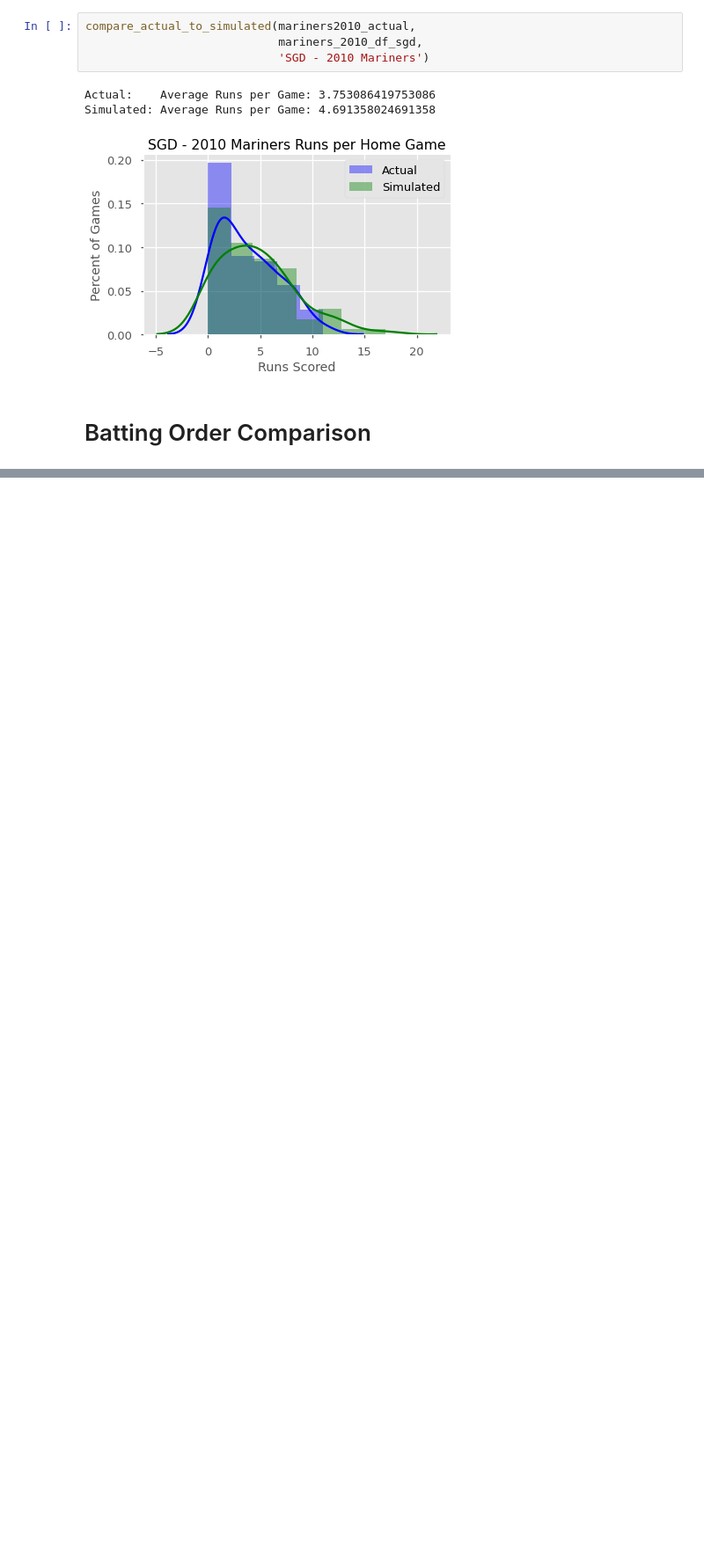
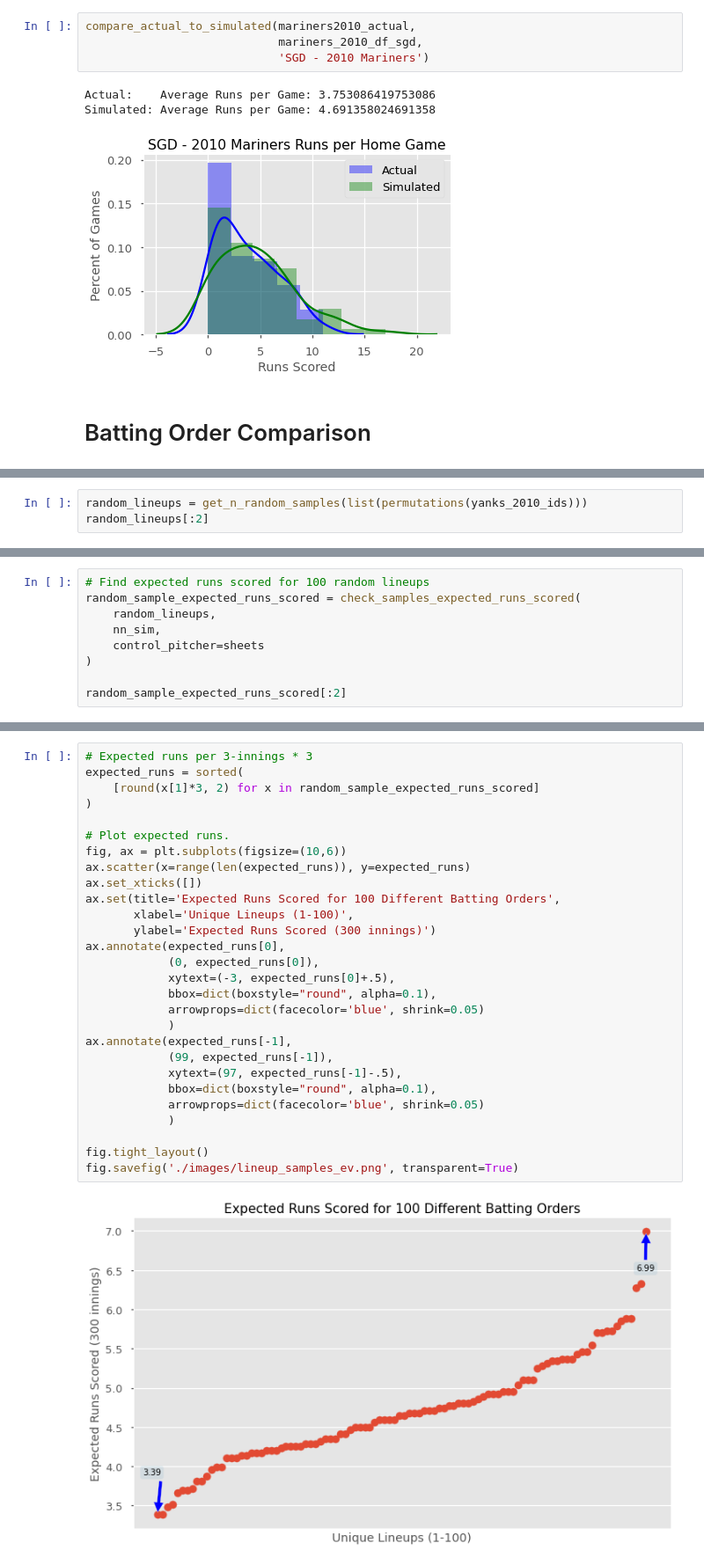
Before and after one commit to cwf231/dsc-capstone, a Jupyter notebook: capstone_modeling_outcomes_colab.ipynb, the cells around one changed output, grey strips where cells are left out. Shown at 88% size. Drawn from its saved outputs; the diff is of its cells as text; blank space fills up the shorter version.

```diff
--- a/capstone_modeling_outcomes_colab.ipynb
+++ b/capstone_modeling_outcomes_colab.ipynb
@@ -762,0 +735,3 @@ Over the course of 81-game simulations, the optimized lineup performed slightly
+# %%
+random_lineups = get_n_random_samples(list(permutations(yanks_2010_ids)))
+random_lineups[:2]
@@ -762,0 +757,9 @@ Over the course of 81-game simulations, the optimized lineup performed slightly
+# %%
+# Find expected runs scored for 100 random lineups
+random_sample_expected_runs_scored = check_samples_expected_runs_scored(
+    random_lineups,
+    nn_sim,
+    control_pitcher=sheets
+)
+
+random_sample_expected_runs_scored[:2]
@@ -762,0 +807,30 @@ Over the course of 81-game simulations, the optimized lineup performed slightly
+# %%
+# Expected runs per 3-innings * 3
+expected_runs = sorted(
+    [round(x[1]*3, 2) for x in random_sample_expected_runs_scored]
+)
+
+# Plot expected runs.
+fig, ax = plt.subplots(figsize=(10,6))
+ax.scatter(x=range(len(expected_runs)), y=expected_runs)
+ax.set_xticks([])
+ax.set(title='Expected Runs Scored for 100 Different Batting Orders',
+       xlabel='Unique Lineups (1-100)',
+       ylabel='Expected Runs Scored (300 innings)')
+ax.annotate(expected_runs[0],
+            (0, expected_runs[0]),
+            xytext=(-3, expected_runs[0]+.5),
+            bbox=dict(boxstyle="round", alpha=0.1),
+            arrowprops=dict(facecolor='blue', shrink=0.05)
+            )
+ax.annotate(expected_runs[-1],
+            (99, expected_runs[-1]),
+            xytext=(97, expected_runs[-1]-.5),
+            bbox=dict(boxstyle="round", alpha=0.1),
+            arrowprops=dict(facecolor='blue', shrink=0.05)
+            )
+
+fig.tight_layout()
+fig.savefig('./images/lineup_samples_ev.png', transparent=True)
+# %% [output]
+[figure, added]
```
Also changed, not shown: parts of 12 cells of this notebook, 29 other files.
